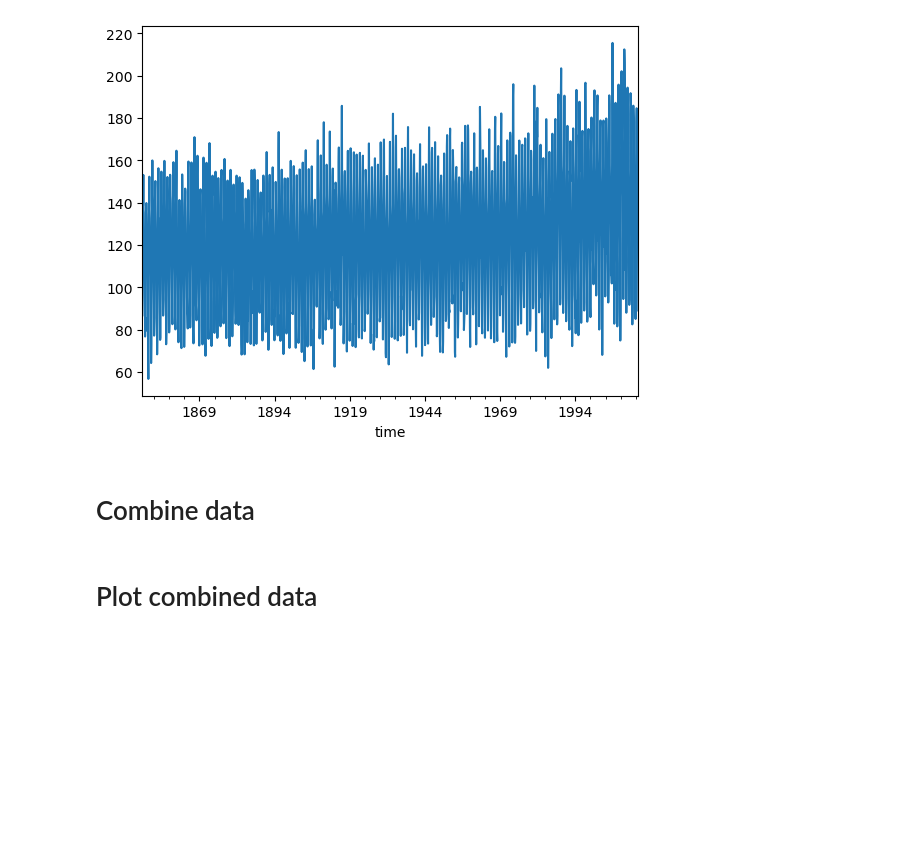
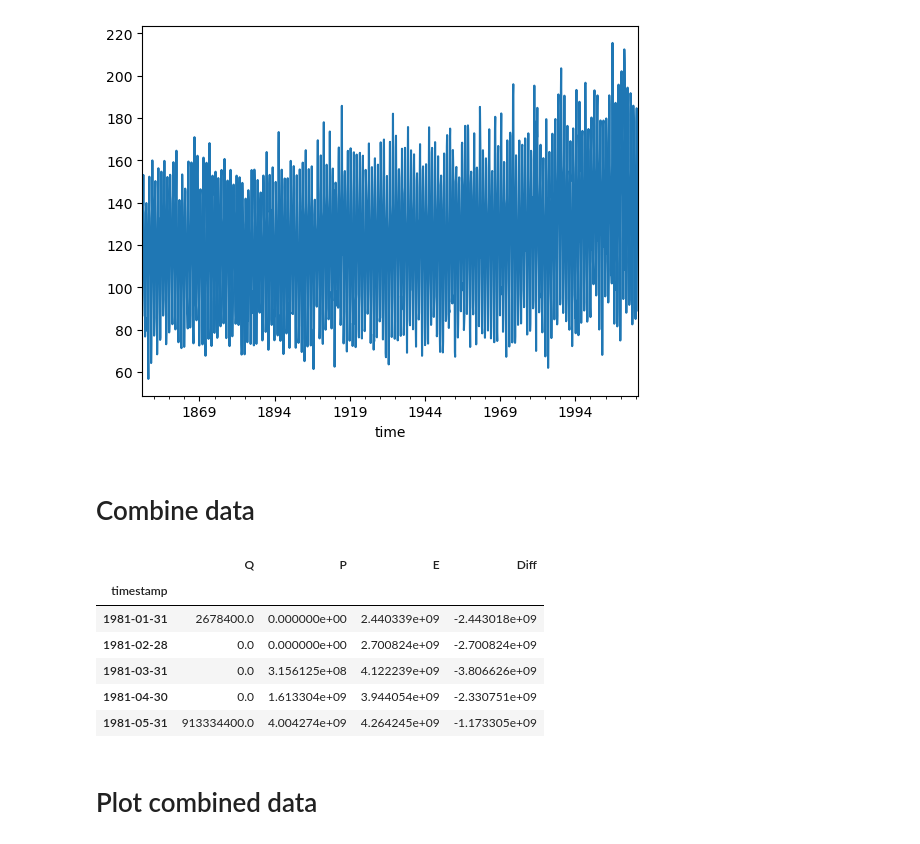
Before and after one commit to Daafip/Volta-burkina-faso, a Jupyter notebook: data/Combining data/combination of data sources.ipynb, the cells around one changed output. Drawn from its saved outputs; the diff is of its cells as text; code cells hidden in the pictures; blank space fills up the shorter version.

```diff
--- a/data/Combining data/combination of data sources.ipynb
+++ b/data/Combining data/combination of data sources.ipynb
@@ -129,6 +129,6 @@ gdf_discharge_client.iloc[[0]].plot(ax=ax,color="C2")
 # %%
-point_discharge = gdf_discharge_client.iloc[0].geometry.buffer(0.1)
-selected_segement =  main_rivers[main_rivers.within(point_discharge)]
+point_discharge = gdf_discharge_client.iloc[i].geometry.buffer(0.05)
+selected_segement =  main_rivers[main_rivers.crosses(point_discharge)]
 selected_location = main_rivers.loc[selected_segement.index[0],:]
 selected_location
 # %% [output]
@@ -347,6 +348,16 @@ combined_df = discharge_black_volta_msum_sorted.copy()
 combined_df["P"] = rainfall_black_volta["P"]
 combined_df["E"] = df_temperature_msum["E"]
 combined_df["Diff"] = combined_df["P"] - combined_df["Q"] - combined_df["E"]
+# %%
+combined_df.head(5)
+# %% [output]
+|  | Q | P | E | Diff |
+| timestamp |  |  |  |  |
+| 1981-01-31 | 2678400.0 | 0.000000e+00 | 2.440339e+09 | -2.443018e+09 |
+| 1981-02-28 | 0.0 | 0.000000e+00 | 2.700824e+09 | -2.700824e+09 |
+| 1981-03-31 | 0.0 | 3.156125e+08 | 4.122239e+09 | -3.806626e+09 |
+| 1981-04-30 | 0.0 | 1.613304e+09 | 3.944054e+09 | -2.330751e+09 |
+| 1981-05-31 | 913334400.0 | 4.004274e+09 | 4.264245e+09 | -1.173305e+09 |
 # %% [markdown]
 # Plot combined data
 # %%
```
Also changed, not shown: parts of 23 cells of this notebook, 12 other files.
